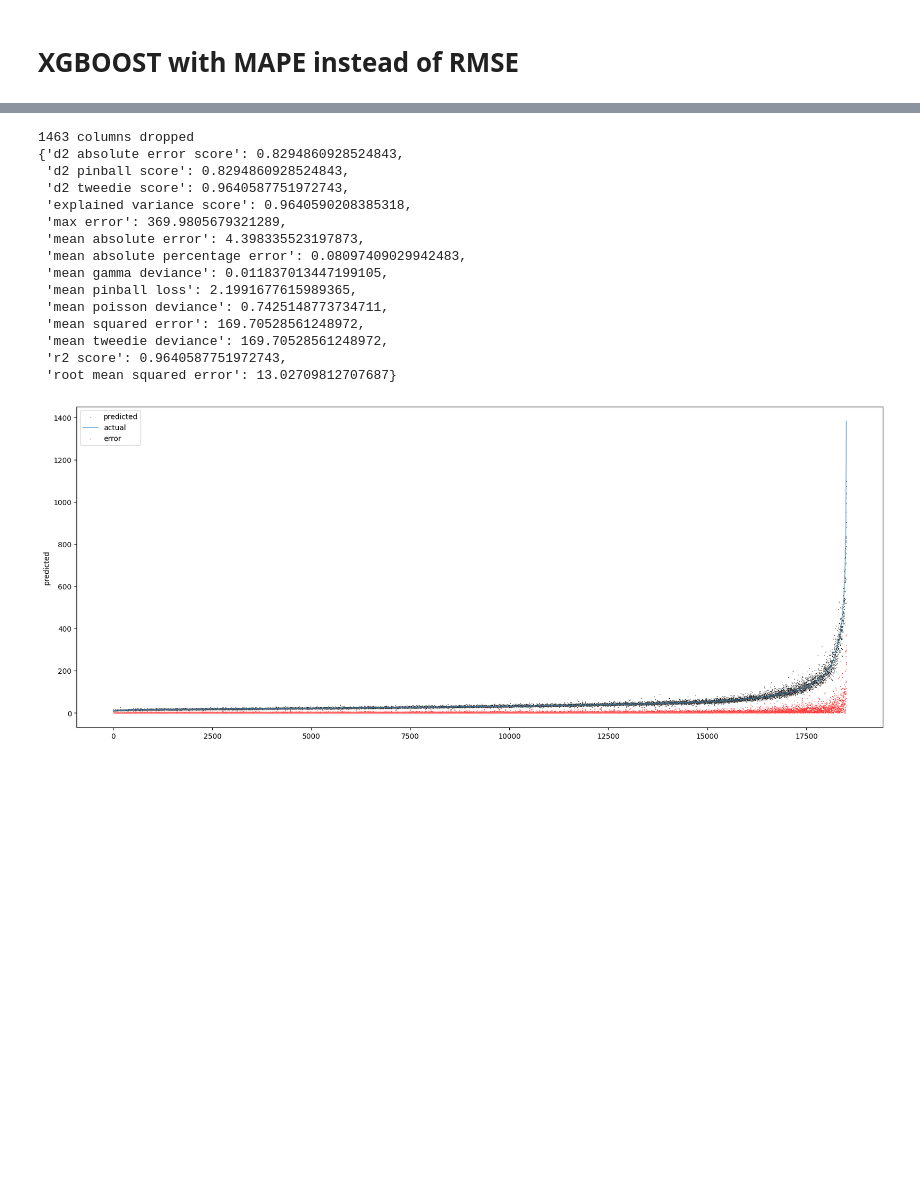
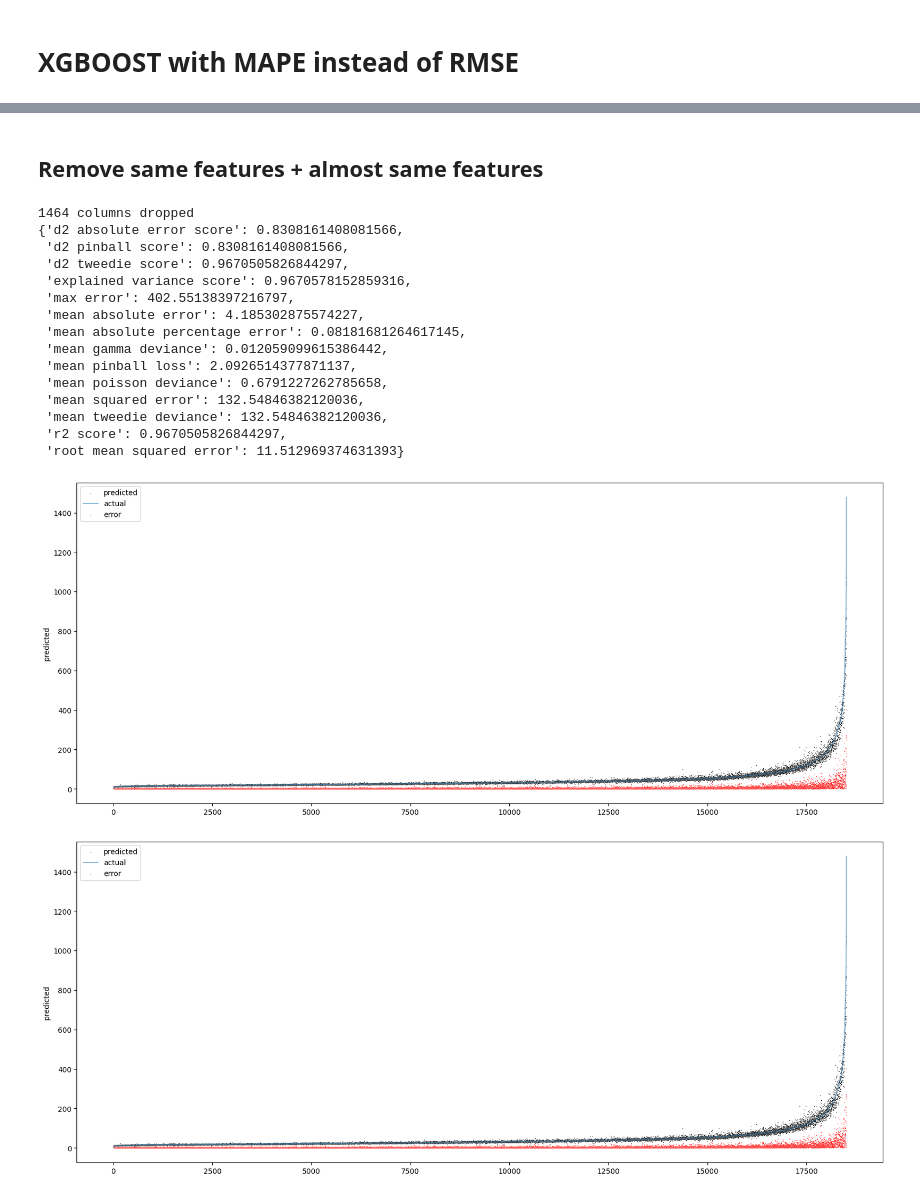
Before and after one commit to TuxML/tuxai, a Jupyter notebook: notebooks/2022_11_29.ipynb, the cells around one changed output, grey strips where cells are left out. Cells and saved outputs as stored; diff of their text form; code cells hidden in the pictures; blank space fills up the shorter version.

```diff
--- a/notebooks/2022_11_29.ipynb
+++ b/notebooks/2022_11_29.ipynb
@@ -285,49 +290,51 @@ plot_pred_true(y_pred, y_test)
+# %% [markdown]
+## Remove same features + almost same features
 # %%
+from tuxai.featureselection import FeatureSelection
+from tuxai.dataset import Dataset
+from tuxai.report import model_metrics, plot_pred_true
 # test again
-X_train, y_train, X_test, y_test = tuxai_train_test_split(413)
+dataset = Dataset(413)
+X_train, y_train, X_test, y_test = dataset.train_test_split()
 
-# 99% same groups
-groups = make_groups(col_sims, 0.01)
-to_drop = set()
-for group in groups:
-    # remove one
-    group.pop()
-    # add others
-    to_drop.update(group)
+# 100% same groups
+fs = FeatureSelection(dataset=dataset)
+to_drop = fs.removable_columns(threshold=0.01)
 
 before = len(X_train.columns)
 X_train = X_train.drop(columns=to_drop)
 X_test = X_test.drop(columns=to_drop)
 print(f"{before - len(X_train.columns)} columns dropped")
 
 params = {
     "max_depth": 5,
     "alpha": 10,
     "learning_rate": 0.1,
     "n_estimators":100,
     "eval_metric": "mape"
 }
 
 xgb_reg = xgb.XGBRegressor(**params)
 xgb_reg.fit(X_train, y_train)
 y_pred = xgb_reg.predict(X_test)
 
-pprint(report(y_pred, y_test))
+pprint(model_metrics(y_pred, y_test))
 plot_pred_true(y_pred, y_test)
 # %% [output]
-1463 columns dropped
-{'d2 absolute error score': 0.8294860928524843,
- 'd2 pinball score': 0.8294860928524843,
- 'd2 tweedie score': 0.9640587751972743,
- 'explained variance score': 0.9640590208385318,
- 'max error': 369.9805679321289,
- 'mean absolute error': 4.398335523197873,
- 'mean absolute percentage error': 0.08097409029942483,
- 'mean gamma deviance': 0.011837013447199105,
- 'mean pinball loss': 2.1991677615989365,
- 'mean poisson deviance': 0.7425148773734711,
- 'mean squared error': 169.70528561248972,
- 'mean tweedie deviance': 169.70528561248972,
- 'r2 score': 0.9640587751972743,
- 'root mean squared error': 13.02709812707687}
+1464 columns dropped
+{'d2 absolute error score': 0.8308161408081566,
+ 'd2 pinball score': 0.8308161408081566,
+ 'd2 tweedie score': 0.9670505826844297,
+ 'explained variance score': 0.9670578152859316,
+ 'max error': 402.55138397216797,
+ 'mean absolute error': 4.185302875574227,
+ 'mean absolute percentage error': 0.08181681264617145,
+ 'mean gamma deviance': 0.012059099615386442,
+ 'mean pinball loss': 2.0926514377871137,
+ 'mean poisson deviance': 0.6791227262785658,
+ 'mean squared error': 132.54846382120036,
+ 'mean tweedie deviance': 132.54846382120036,
+ 'r2 score': 0.9670505826844297,
+ 'root mean squared error': 11.512969374631393}
-[figure, old version]
+[figure, new version]
+[figure, added]
```
Also changed, not shown: parts of 7 cells of this notebook, 6 other files.
